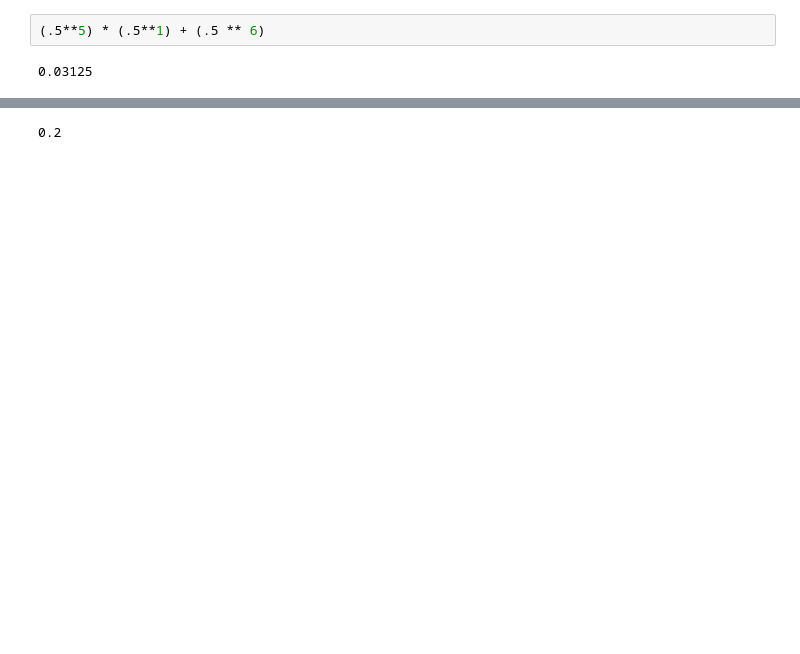
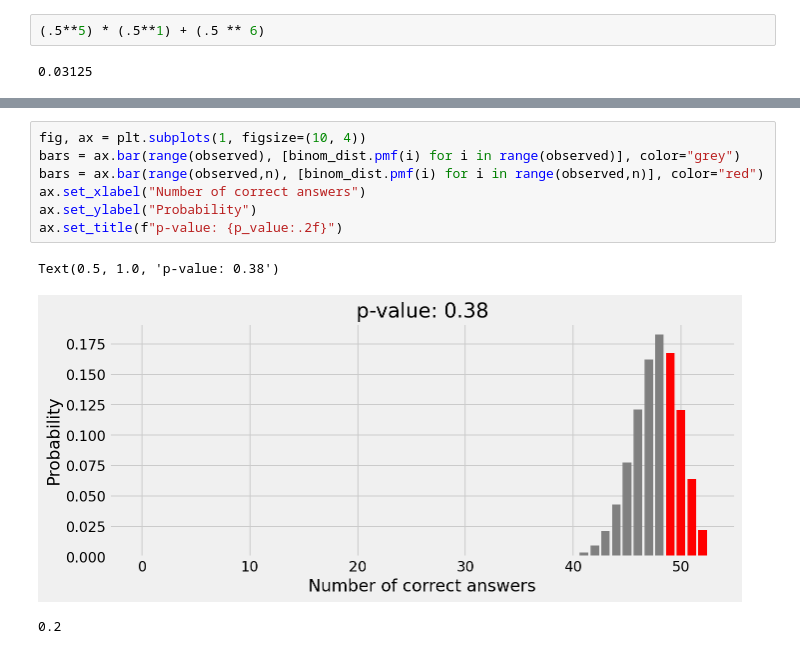
Before and after one commit to SmashAF/DSI_Study, a Jupyter notebook: Week2_Study_Sheet.ipynb, the cells around one changed output, grey strips where cells are left out. Drawn from its saved outputs; the diff is of its cells as text; blank space fills up the shorter version.

```diff
--- a/Week2_Study_Sheet.ipynb
+++ b/Week2_Study_Sheet.ipynb
@@ -133,3 +192,13 @@ two-tailed test: H0:p = 0.5  Ha:p != 0.5
+# %%
+fig, ax = plt.subplots(1, figsize=(10, 4))
+bars = ax.bar(range(observed), [binom_dist.pmf(i) for i in range(observed)], color="grey")
+bars = ax.bar(range(observed,n), [binom_dist.pmf(i) for i in range(observed,n)], color="red")
+ax.set_xlabel("Number of correct answers")
+ax.set_ylabel("Probability")
+ax.set_title(f"p-value: {p_value:.2f}")
+# %% [output]
+Text(0.5, 1.0, 'p-value: 0.38')
+[figure, added]
 # %%
 # %% [output]
 0.2
```
Also changed, not shown: parts of 51 cells of this notebook.
